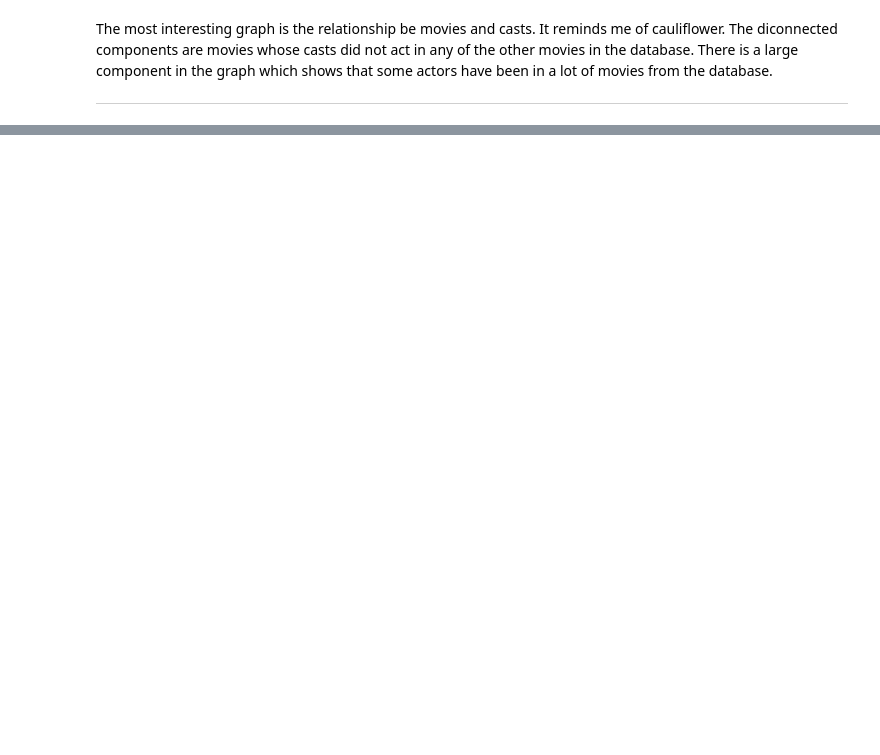
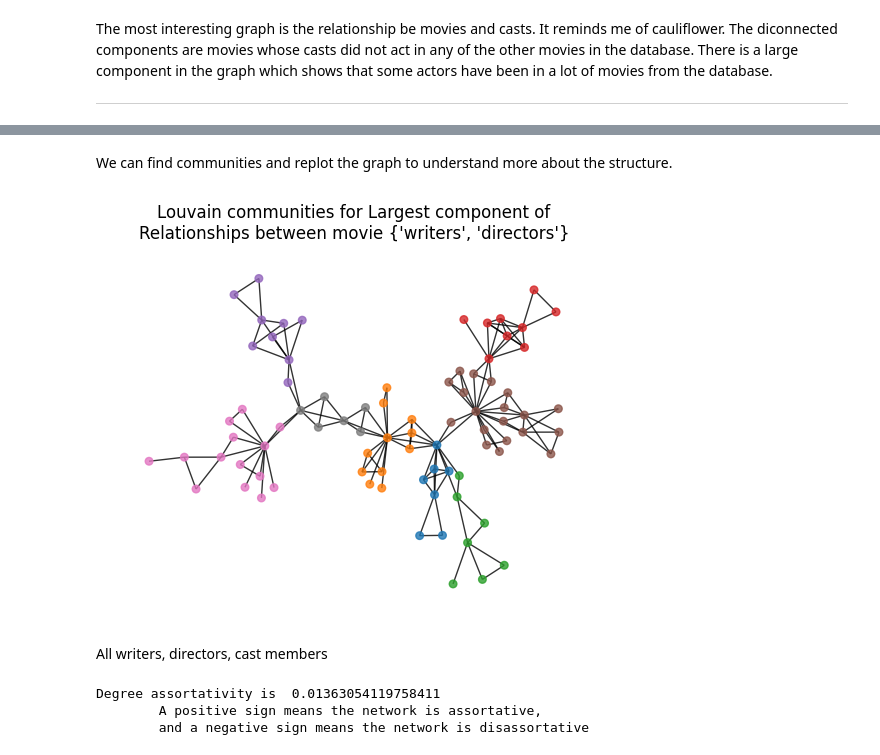
Before and after one commit to MichaelAGoodrich/GraphDataScience_withSNAP, a Jupyter notebook: GraphDataScience_Practice.ipynb, the cells around one changed output, grey strips where cells are left out. Drawn from its saved outputs; the diff is of its cells as text; code cells hidden in the pictures; blank space fills up the shorter version.

```diff
--- a/GraphDataScience_Practice.ipynb
+++ b/GraphDataScience_Practice.ipynb
@@ -182,0 +221,21 @@ Try to recall when we talked about bipartite graphs near the start of the semest
+# %% [markdown]
+We can find communities and replot the graph to understand more about the structure.
+# %%
+wd_colormap = wd_network_handler.getAgentColors_from_LouvainCommunities()
+writer_director_title = "Louvain communities for " + writer_director_title
+manager.ShowProjection(writer_director_projection, colormap = wd_colormap, title=writer_director_title, pause=False)
+# %% [output]
+[figure, added]
+# %% [markdown]
+All writers, directors, cast members
+# %%
+writer_director_cast_projection, writer_director_cast_title = manager.GetProjection({'casts','directors','writers'},biggest_component=True)
+wdc_network_handler = networkHandler(writer_director_cast_projection)
+wdc_network_handler.getNetworkStatistics()
+wdc_colormap = wdc_network_handler.getAgentColors_from_LouvainCommunities()
+writer_director_cast_title = "Louvain communities for " + writer_director_cast_title
+manager.ShowProjection(writer_director_cast_projection, colormap = wdc_colormap, title=writer_director_cast_title, pause=False)
+# %% [output]
+Degree assortativity is  0.01363054119758411
+        A positive sign means the network is assortative,
+        and a negative sign means the network is disassortative
```
Also changed, not shown: parts of 13 cells of this notebook, 1 other file.
